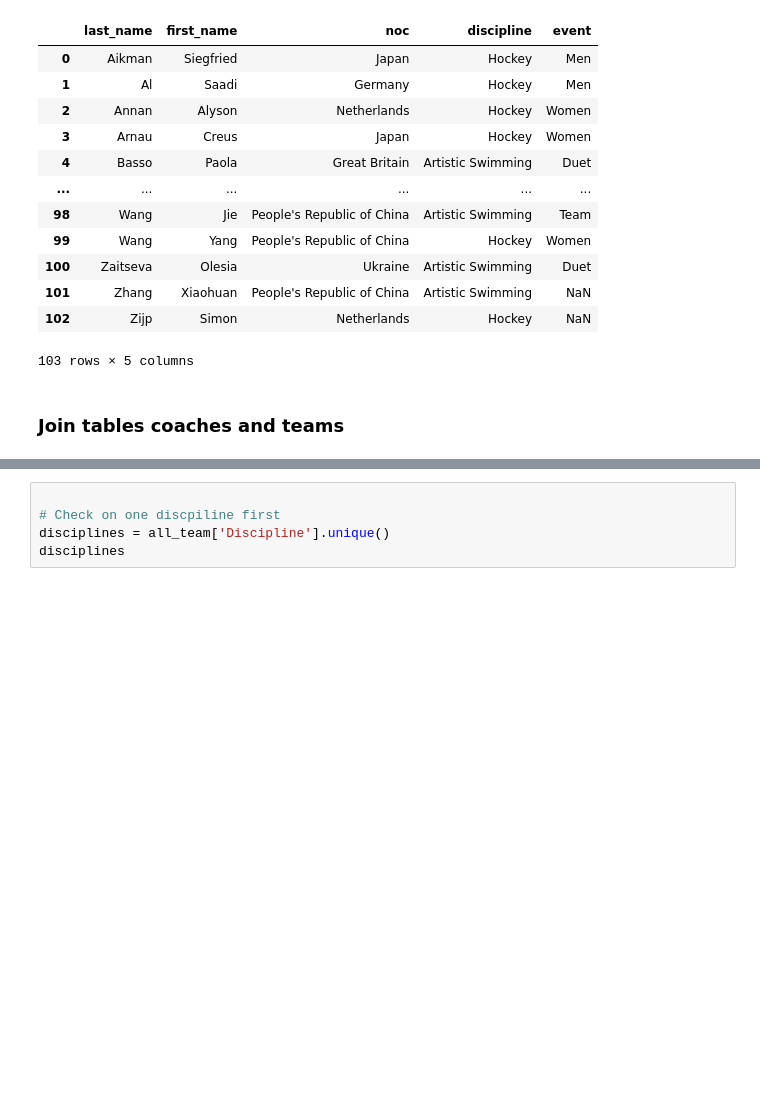
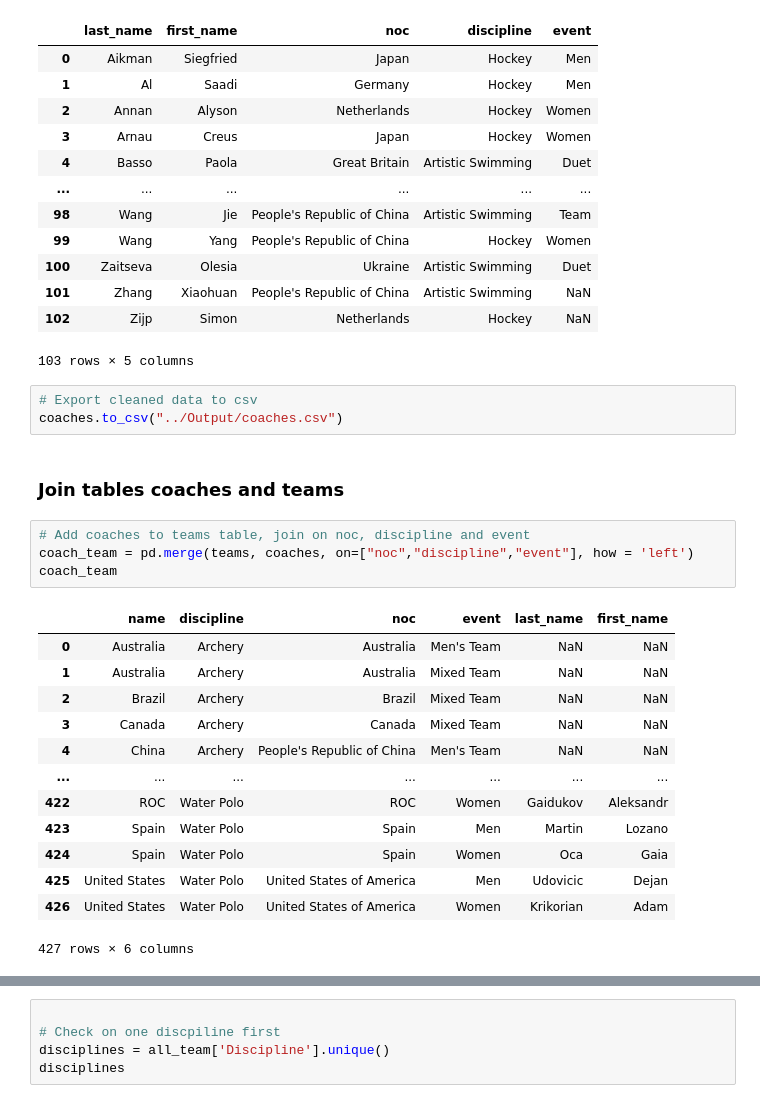
Before and after one commit to BankeUCI/Project_2, a Jupyter notebook: GalynaM/extract_transf.ipynb, the cells around one changed output, grey strips where cells are left out. Cells and saved outputs as stored; diff of their text form; blank space fills up the shorter version.

```diff
--- a/GalynaM/extract_transf.ipynb
+++ b/GalynaM/extract_transf.ipynb
@@ -190,5 +191,26 @@ coaches
 | 101 | Zhang | Xiaohuan | People's Republic of China | Artistic Swimming | NaN |
 | 102 | Zijp | Simon | Netherlands | Hockey | NaN |
 103 rows × 5 columns
+# %%
+# Export cleaned data to csv
+coaches.to_csv("../Output/coaches.csv")
 # %% [markdown]
 ### Join tables coaches and teams
+# %%
+# Add coaches to teams table, join on noc, discipline and event
+coach_team = pd.merge(teams, coaches, on=["noc","discipline","event"], how = 'left')
+coach_team
+# %% [output]
+|  | name | discipline | noc | event | last_name | first_name |
+| 0 | Australia | Archery | Australia | Men's Team | NaN | NaN |
+| 1 | Australia | Archery | Australia | Mixed Team | NaN | NaN |
+| 2 | Brazil | Archery | Brazil | Mixed Team | NaN | NaN |
+| 3 | Canada | Archery | Canada | Mixed Team | NaN | NaN |
+| 4 | China | Archery | People's Republic of China | Men's Team | NaN | NaN |
+| ... | ... | ... | ... | ... | ... | ... |
+| 422 | ROC | Water Polo | ROC | Women | Gaidukov | Aleksandr |
+| 423 | Spain | Water Polo | Spain | Men | Martin | Lozano |
+| 424 | Spain | Water Polo | Spain | Women | Oca | Gaia |
+| 425 | United States | Water Polo | United States of America | Men | Udovicic | Dejan |
+| 426 | United States | Water Polo | United States of America | Women | Krikorian | Adam |
+427 rows × 6 columns
```
Also changed, not shown: parts of 4 cells of this notebook, 3 other files.
